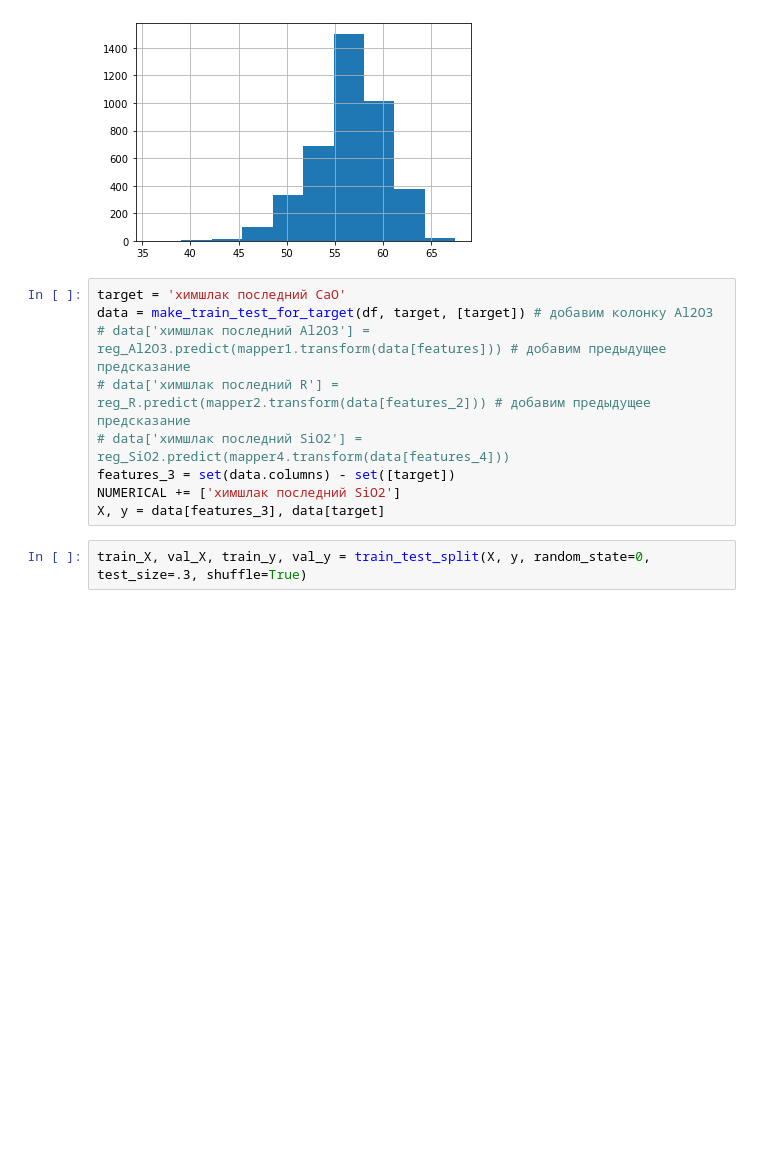
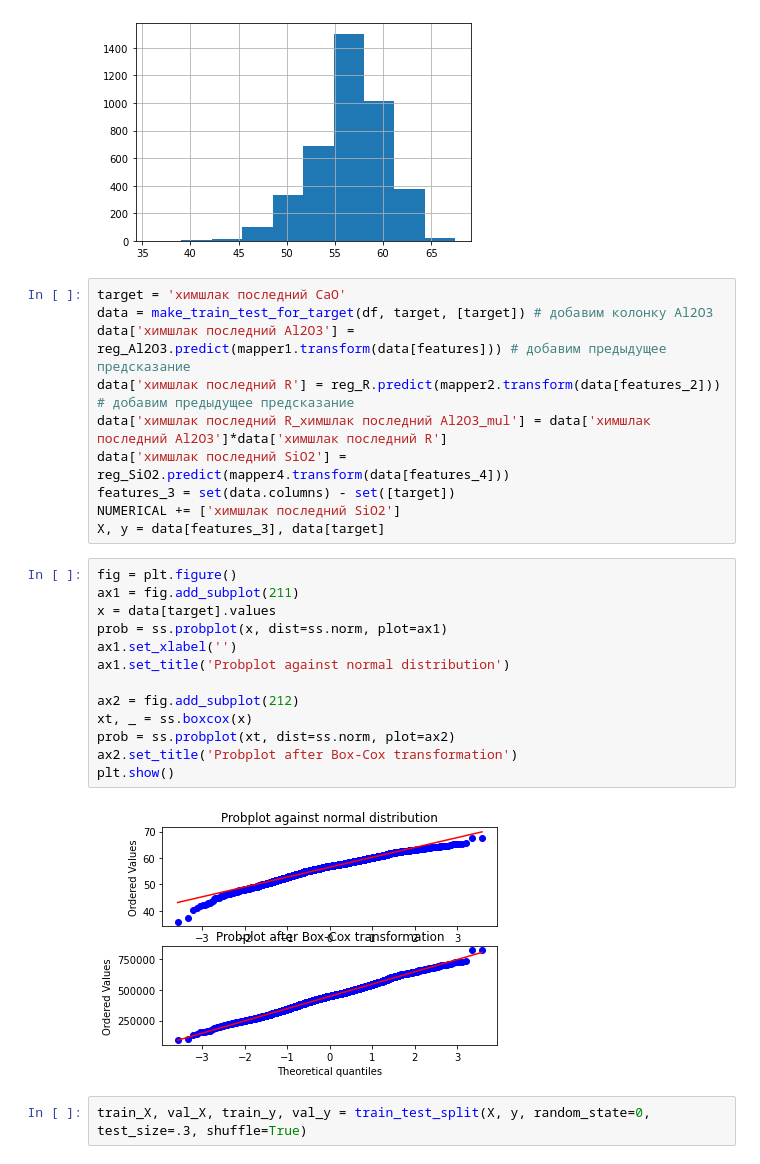
Before and after one commit to Siella/alloy_building, a Jupyter notebook: modelling/EVRAZ_Modelling.ipynb, the cells around one changed output. Cells and saved outputs as stored; diff of their text form; blank space fills up the shorter version.

```diff
--- a/modelling/EVRAZ_Modelling.ipynb
+++ b/modelling/EVRAZ_Modelling.ipynb
@@ -485,12 +468,28 @@ df['химшлак последний CaO'].hist()
 # %%
 target = 'химшлак последний CaO'
 data = make_train_test_for_target(df, target, [target]) # добавим колонку Al2O3
-# data['химшлак последний Al2O3'] = reg_Al2O3.predict(mapper1.transform(data[features])) # добавим предыдущее предсказание
-# data['химшлак последний R'] = reg_R.predict(mapper2.transform(data[features_2])) # добавим предыдущее предсказание
-# data['химшлак последний SiO2'] = reg_SiO2.predict(mapper4.transform(data[features_4]))
+data['химшлак последний Al2O3'] = reg_Al2O3.predict(mapper1.transform(data[features])) # добавим предыдущее предсказание
+data['химшлак последний R'] = reg_R.predict(mapper2.transform(data[features_2])) # добавим предыдущее предсказание
+data['химшлак последний R_химшлак последний Al2O3_mul'] = data['химшлак последний Al2O3']*data['химшлак последний R']
+data['химшлак последний SiO2'] = reg_SiO2.predict(mapper4.transform(data[features_4]))
 features_3 = set(data.columns) - set([target])
 NUMERICAL += ['химшлак последний SiO2']
 X, y = data[features_3], data[target]
+# %%
+fig = plt.figure()
+ax1 = fig.add_subplot(211)
+x = data[target].values
+prob = ss.probplot(x, dist=ss.norm, plot=ax1)
+ax1.set_xlabel('')
+ax1.set_title('Probplot against normal distribution')
+
+ax2 = fig.add_subplot(212)
+xt, _ = ss.boxcox(x)
+prob = ss.probplot(xt, dist=ss.norm, plot=ax2)
+ax2.set_title('Probplot after Box-Cox transformation')
+plt.show()
+# %% [output]
+[figure, added]
 # %%
 train_X, val_X, train_y, val_y = train_test_split(X, y, random_state=0, test_size=.3, shuffle=True)
 # %%
```
Also changed, not shown: parts of 21 cells of this notebook.
